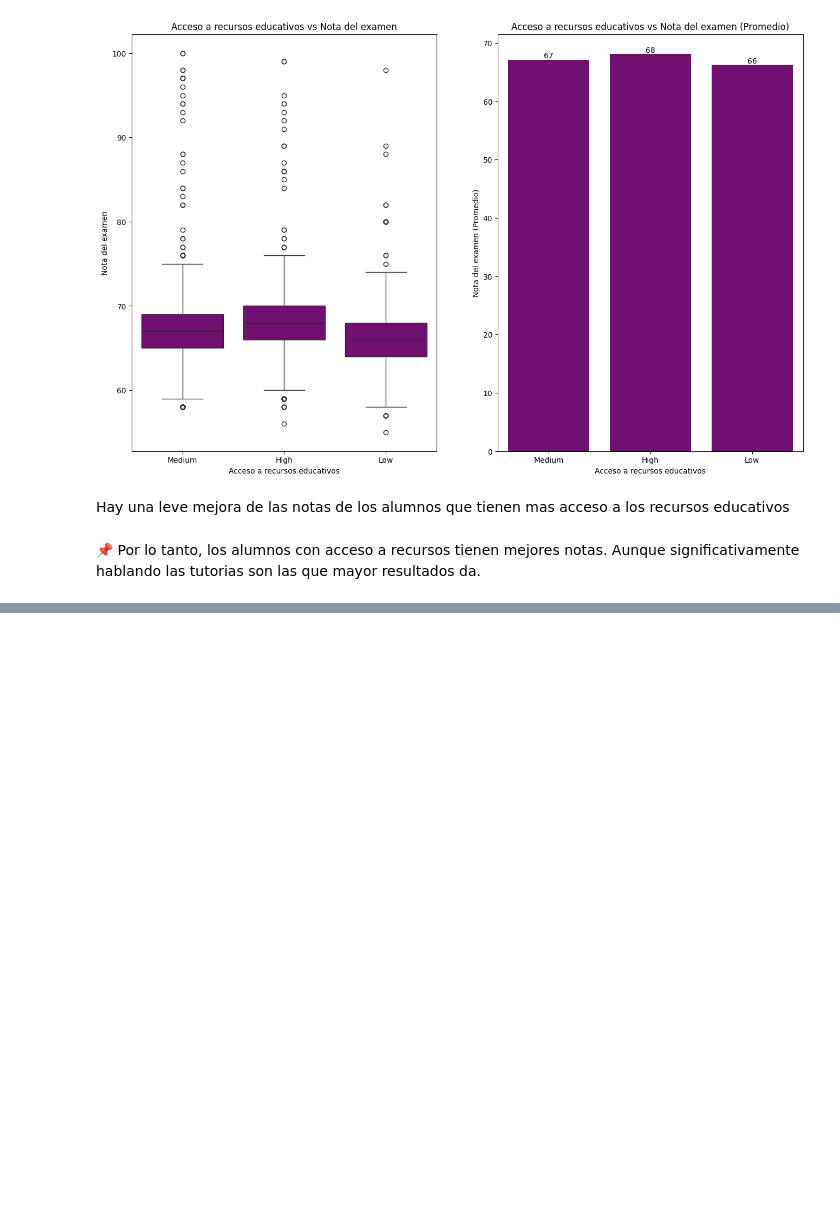
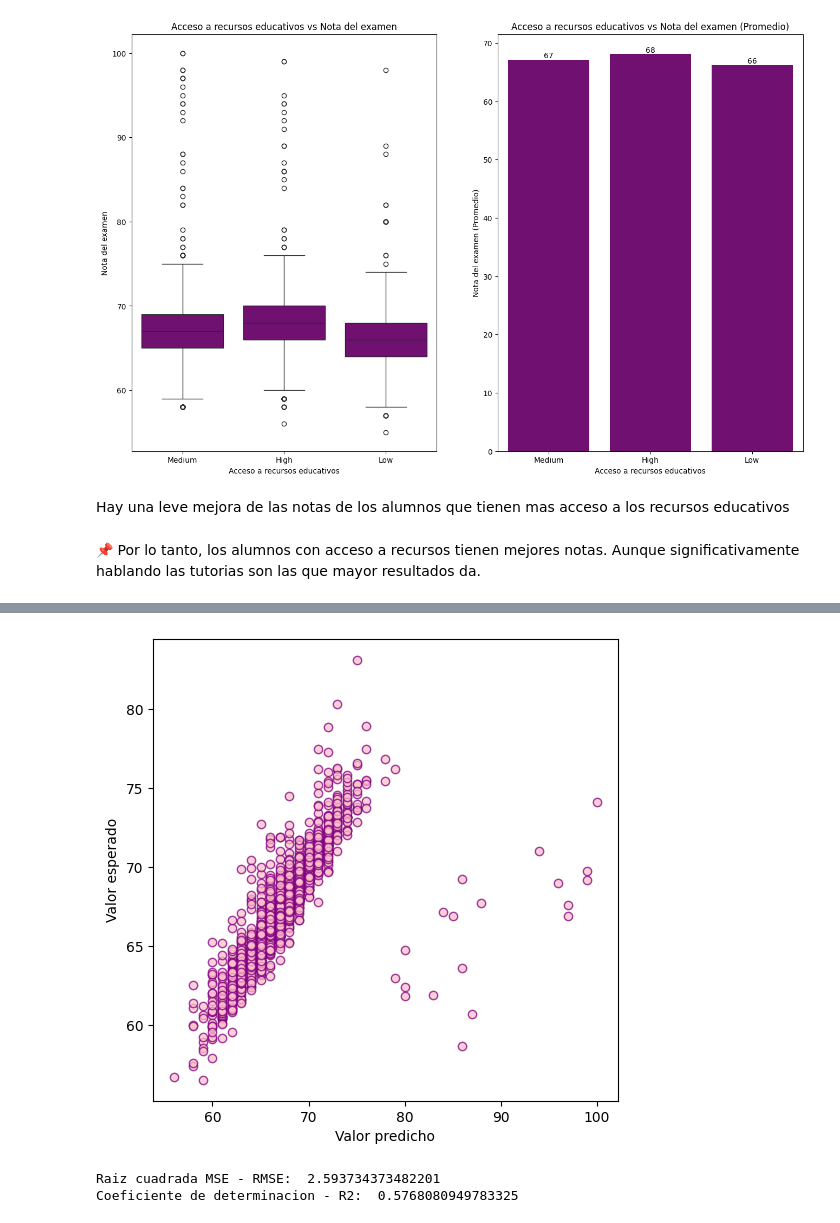
Before and after one commit to LuqGon/student_performance_factor-dsproject, a Jupyter notebook: student_performance_factors.ipynb, the cells around one changed output, grey strips where cells are left out. Cells and saved outputs as stored; diff of their text form; code cells hidden in the pictures; blank space fills up the shorter version.

```diff
--- a/student_performance_factors.ipynb
+++ b/student_performance_factors.ipynb
@@ -745,0 +887,4 @@ Hay una leve mejora de las notas de los alumnos que tienen mas acceso a los recu
+# %%
+xgb_model = xgb.XGBRegressor(random_state=42)
+# %%
+xgb_model.fit(x_train, y_train)
@@ -745,0 +903,17 @@ Hay una leve mejora de las notas de los alumnos que tienen mas acceso a los recu
+# %%
+y_pred_xgb = xgb_model.predict(x_test)
+# %%
+# grafico
+plt.figure(figsize=(6,6))
+plt.scatter(y_test,y_pred_xgb,alpha=0.75,color="pink" ,edgecolors="purple")
+plt.ylabel("Valor esperado")
+plt.xlabel("Valor predicho")
+plt.show()
+dict_rmse["XGBoost"] = np.sqrt(mean_squared_error(y_test, y_pred_xgb))
+dict_r2["XGBoost"] = xgb_model.score(x_test, y_test)
+print("Raiz cuadrada MSE - RMSE: ",dict_rmse["XGBoost"])
+print("Coeficiente de determinacion - R2: ", dict_r2["XGBoost"])
+# %% [output]
+[figure, added]
+Raiz cuadrada MSE - RMSE:  2.593734373482201
+Coeficiente de determinacion - R2:  0.5768080949783325
```
Also changed, not shown: parts of 39 cells of this notebook.
